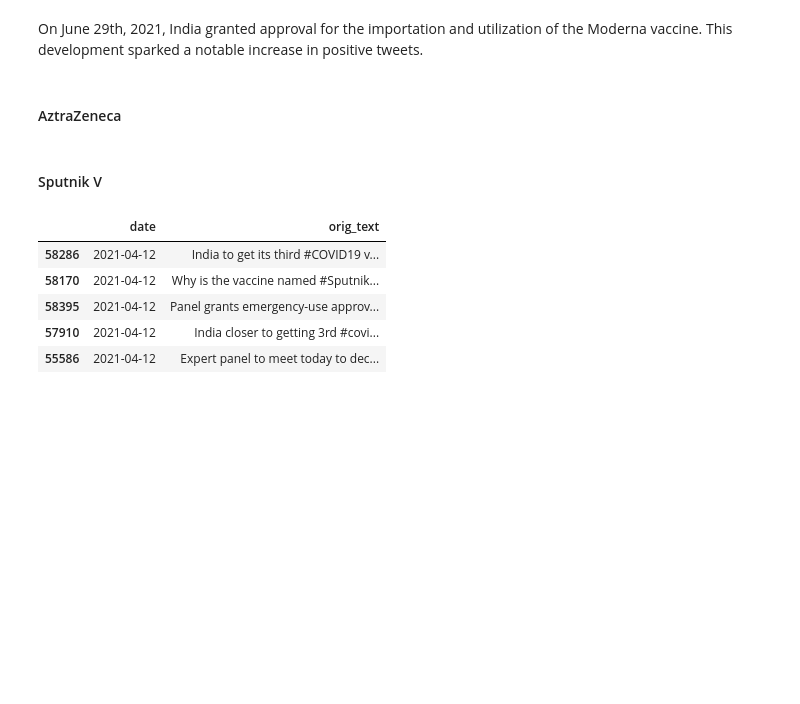
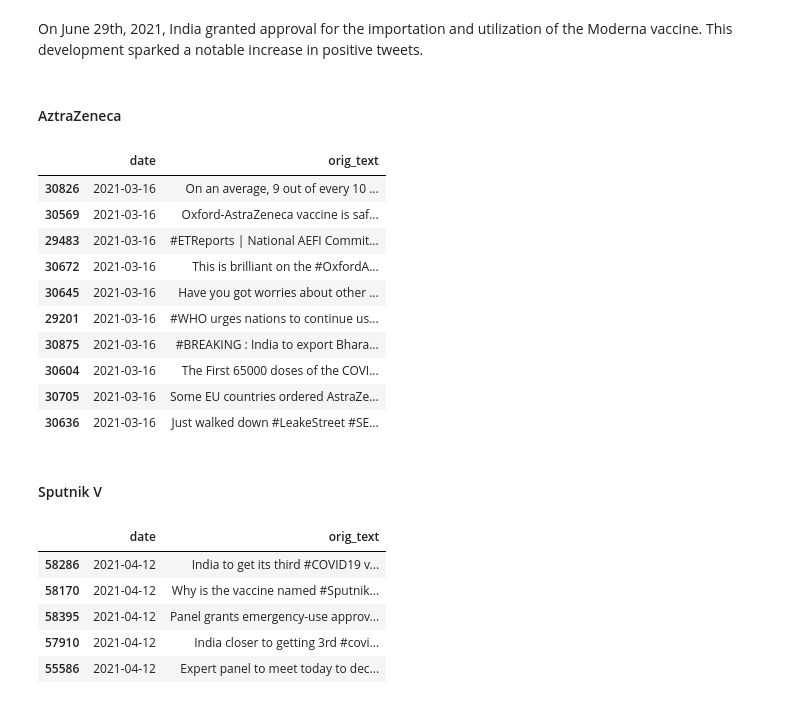
Before and after one commit to oliveira002/FEUP-CAC, a Jupyter notebook: notebook.ipynb, the cells around one changed output. Cells and saved outputs as stored; diff of their text form; code cells hidden in the pictures; blank space fills up the shorter version.

```diff
--- a/notebook.ipynb
+++ b/notebook.ipynb
@@ -642,6 +642,20 @@ On June 29th, 2021, India granted approval for the importation and utilization o
 #### AztraZeneca
 # %%
 astrazeneca = filtered_timeline(df_tweets, 'astrazeneca', title='AstraZeneca')
+# %%
+date_printer(astrazeneca, ['2021-03-16'], num=10)
+# %% [output]
+|  | date | orig_text |
+| 30826 | 2021-03-16 | On an average, 9 out of every 10 ... |
+| 30569 | 2021-03-16 | Oxford-AstraZeneca vaccine is saf... |
+| 29483 | 2021-03-16 | #ETReports | National AEFI Commit... |
+| 30672 | 2021-03-16 | This is brilliant on the #OxfordA... |
+| 30645 | 2021-03-16 | Have you got worries about other ... |
+| 29201 | 2021-03-16 | #WHO urges nations to continue us... |
+| 30875 | 2021-03-16 | #BREAKING : India to export Bhara... |
+| 30604 | 2021-03-16 | The First 65000 doses of the COVI... |
+| 30705 | 2021-03-16 | Some EU countries ordered AstraZe... |
+| 30636 | 2021-03-16 | Just walked down #LeakeStreet #SE... |
 # %% [markdown]
 #### Sputnik V
 # %%
```
Also changed, not shown: parts of 8 cells of this notebook.
